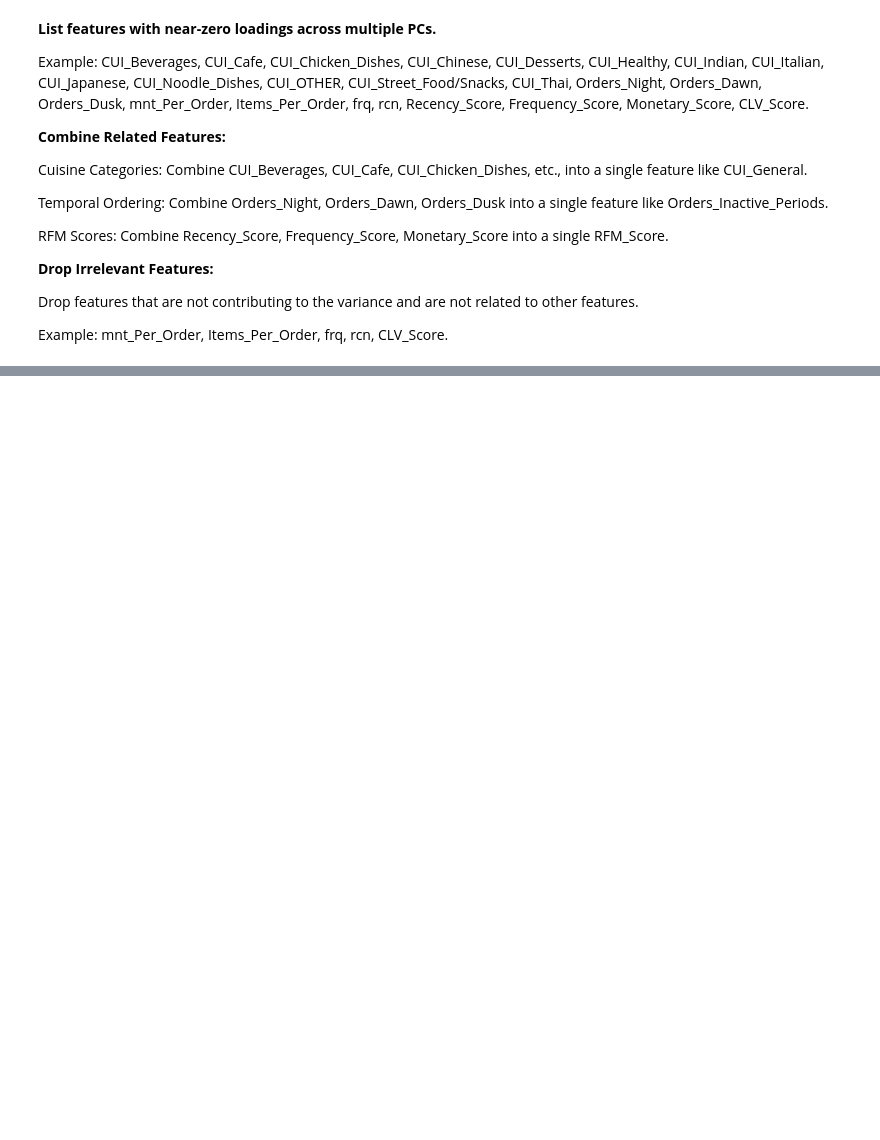
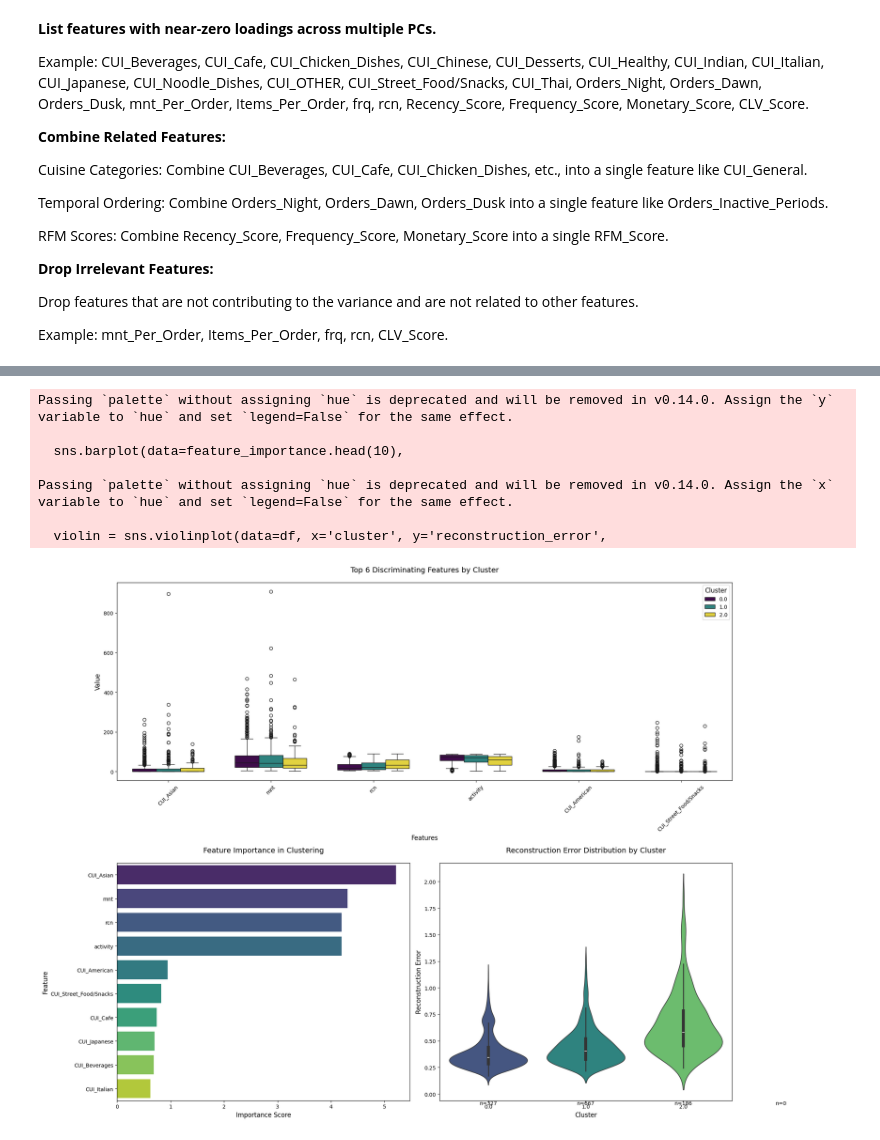
Before and after one commit to diogoruivo47/Data-Mining, a Jupyter notebook: FS_Dimension_reductionality.ipynb, the cells around one changed output, grey strips where cells are left out. Saved outputs shown, nothing was run; the diff lists cells and outputs as text; code cells hidden in the pictures; blank space fills up the shorter version.

```diff
--- a/FS_Dimension_reductionality.ipynb
+++ b/FS_Dimension_reductionality.ipynb
@@ -1348,0 +1270,78 @@ Strengthen regularization to reduce outliers
+# %%
+import pandas as pd
+import numpy as np
+import matplotlib.pyplot as plt
+import seaborn as sns
+
+def plot_improved_cluster_analysis(df, feature_importance):
+    # Set style parameters
+    plt.rcParams['figure.facecolor'] = 'white'
+    plt.rcParams['axes.facecolor'] = 'white'
+    plt.rcParams['grid.color'] = 'gray'
+    plt.rcParams['grid.alpha'] = 0.2
+
+    fig = plt.figure(figsize=(20, 15))
+    gs = fig.add_gridspec(2, 2, height_ratios=[1, 1.2])
+
+    # 1. Top discriminating features by cluster
+    ax1 = fig.add_subplot(gs[0, :])
+    top_features = feature_importance.head(6)['feature'].tolist()
+    plot_data = df.melt(id_vars=['cluster'], value_vars=top_features)
+
+    sns.boxplot(data=plot_data, x='variable', y='value', hue='cluster',
+                ax=ax1, width=0.7, palette='viridis')
+    ax1.set_title('Top 6 Discriminating Features by Cluster', fontsize=14, pad=20)
+    ax1.set_xlabel('Features', fontsize=12)
+    ax1.set_ylabel('Value', fontsize=12)
+    ax1.tick_params(axis='x', rotation=45)
+    ax1.legend(title='Cluster', title_fontsize=12)
+
+    # 2. Feature importance
+    ax2 = fig.add_subplot(gs[1, 0])
+    sns.barplot(data=feature_importance.head(10),
+                x='importance', y='feature',
+                ax=ax2, palette='viridis')
+    ax2.set_title('Feature Importance in Clustering', fontsize=14, pad=20)
+    ax2.set_xlabel('Importance Score', fontsize=12)
+    ax2.set_ylabel('Feature', fontsize=12)
+
+    # 3. Reconstruction error distribution
+    ax3 = fig.add_subplot(gs[1, 1])
+    violin = sns.violinplot(data=df, x='cluster', y='reconstruction_error',
+                          ax=ax3, inner='box', palette='viridis')
+    ax3.set_title('Reconstruction Error Distribution by Cluster', fontsize=14, pad=20)
+    ax3.set_xlabel('Cluster', fontsize=12)
+    ax3.set_ylabel('Reconstruction Error', fontsize=12)
+
+    # Add cluster sizes
+    for i, cluster in enumerate(df['cluster'].unique()):
+        count = len(df[df['cluster'] == cluster])
+        ax3.text(i, ax3.get_ylim()[0], f'n={count}',
+                horizontalalignment='center', verticalalignment='top')
+
+    plt.tight_layout()
+    plt.show()
+
+    # Print cluster characteristics
+    print("\nCluster Profiles:")
+    print("-" * 50)
+    for cluster in sorted(df['cluster'].unique()):
+        cluster_data = df[df['cluster'] == cluster]
+        print(f"\nCluster {cluster} (n={len(cluster_data)})")
+        print("Key characteristics:")
+        for feature in top_features:
+            mean_val = cluster_data[feature].mean()
+            std_val = cluster_data[feature].std()
+            print(f"- {feature}: {mean_val:.2f} ± {std_val:.2f}")
+
+# Generate visualization
+plot_improved_cluster_analysis(analysis_df, feature_importance)
+# %% [output]
+Passing `palette` without assigning `hue` is deprecated and will be removed in v0.14.0. Assign the `y` variable to `hue` and set `legend=False` for the same effect.
+
+  sns.barplot(data=feature_importance.head(10),
+
+Passing `palette` without assigning `hue` is deprecated and will be removed in v0.14.0. Assign the `x` variable to `hue` and set `legend=False` for the same effect.
+
+  violin = sns.violinplot(data=df, x='cluster', y='reconstruction_error',
+[figure, added]
```
Also changed, not shown: parts of 17 cells of this notebook.
